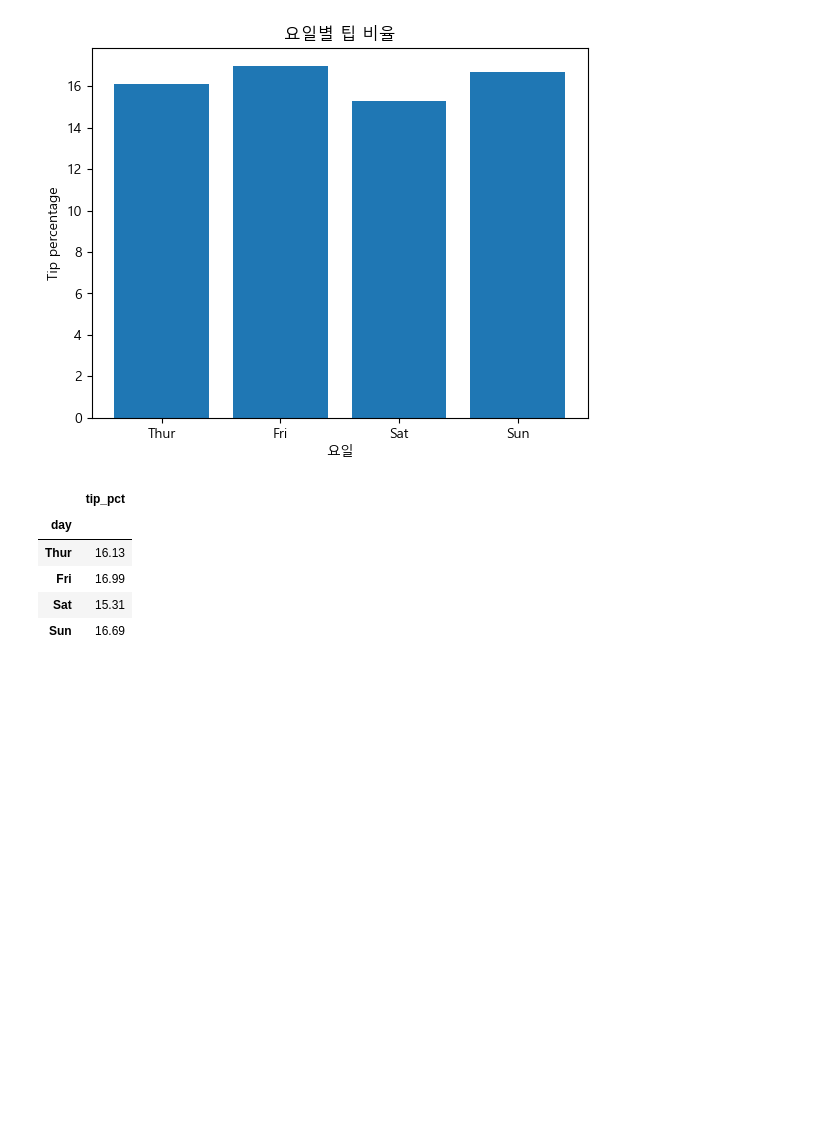
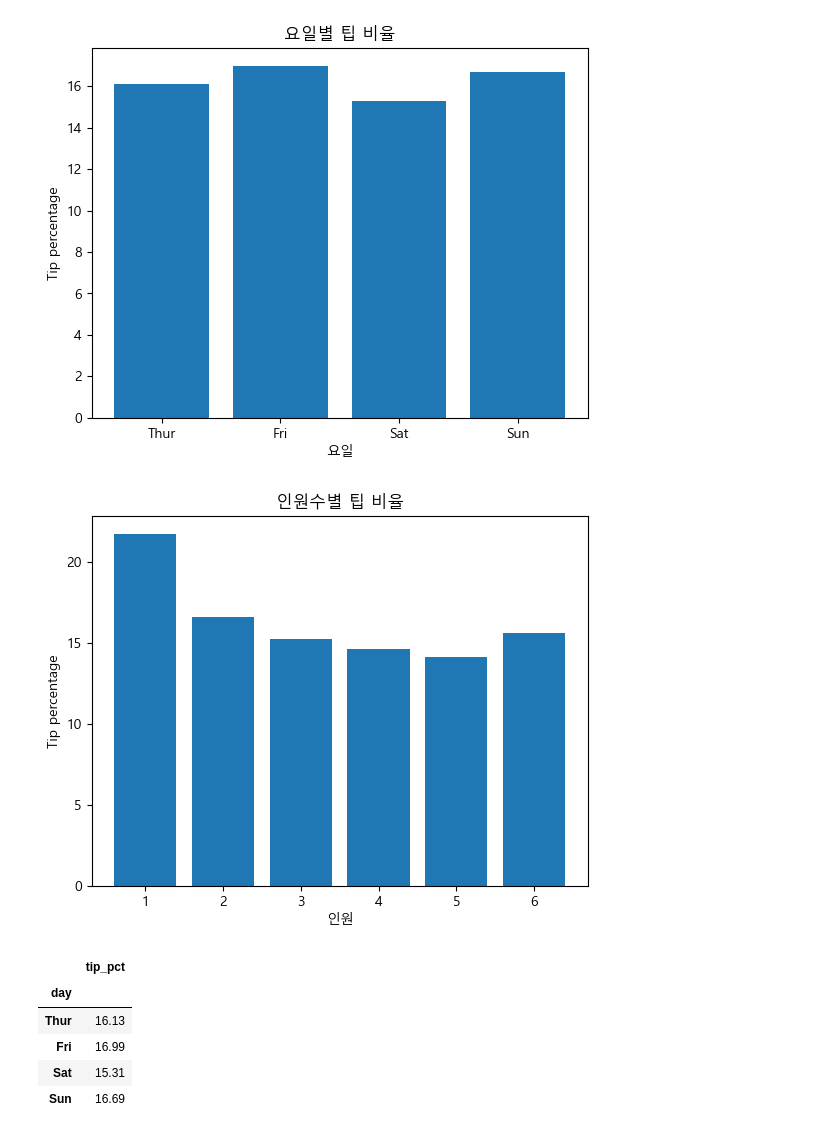
Before and after one commit to Mayhem-XD/DataAnalysis, a Jupyter notebook: 03.시각화/99.ipynb, the cells around one changed output. Saved outputs shown, nothing was run; the diff lists cells and outputs as text; code cells hidden in the pictures; blank space fills up the shorter version.

```diff
--- a/03.시각화/99.ipynb
+++ b/03.시각화/99.ipynb
@@ -8,15 +8,24 @@ plt.rcParams['axes.unicode_minus'] = False
 tips = sns.load_dataset('tips')
 tips['tip_pct'] = (tips.tip / tips.total_bill * 100).round(2)
 test = tips.pivot_table('tip_pct', 'day', aggfunc='mean').round(2)
+test2 = tips.pivot_table('tip_pct', 'size', aggfunc='mean').round(2)
 
 plt.bar(test.index, test.values.flatten())
-
+# test.index, test.tip_pct
 plt.title('요일별 팁 비율')
 plt.xlabel('요일')
 plt.ylabel('Tip percentage')
 plt.show()
 # %% [output]
 [figure]
+# %%
+plt.bar(test2.index, test2.tip_pct)
+plt.title('인원수별 팁 비율')
+plt.xlabel('인원')
+plt.ylabel('Tip percentage')
+plt.show()
+# %% [output]
+[figure, added]
 # %%
 tips.pivot_table('tip_pct', 'day', aggfunc='mean').round(2)
 # %% [output]
```
Also changed, not shown: parts of 4 cells of this notebook, 1 other file.
